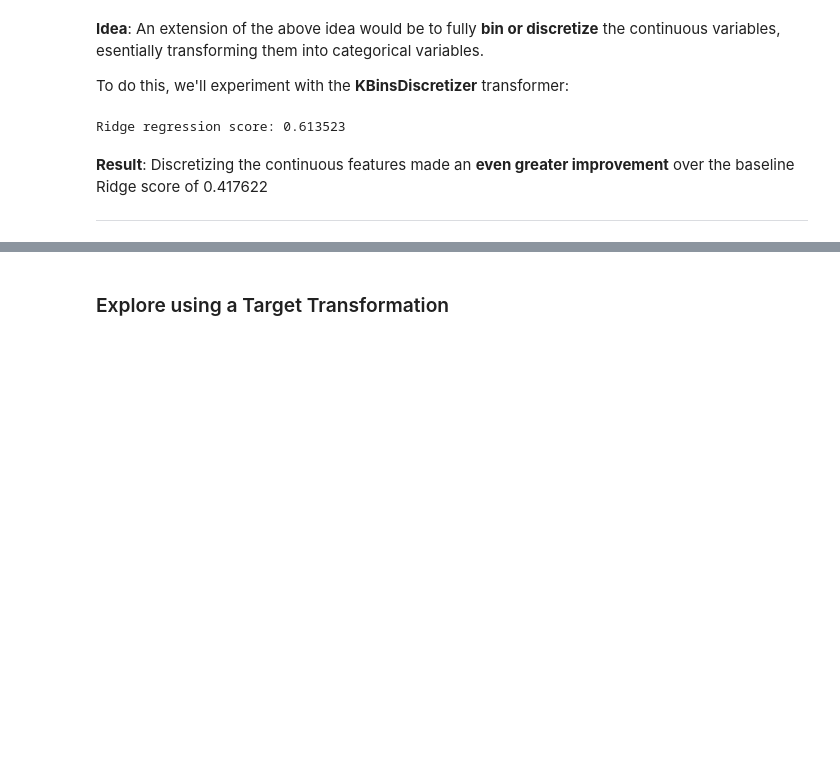
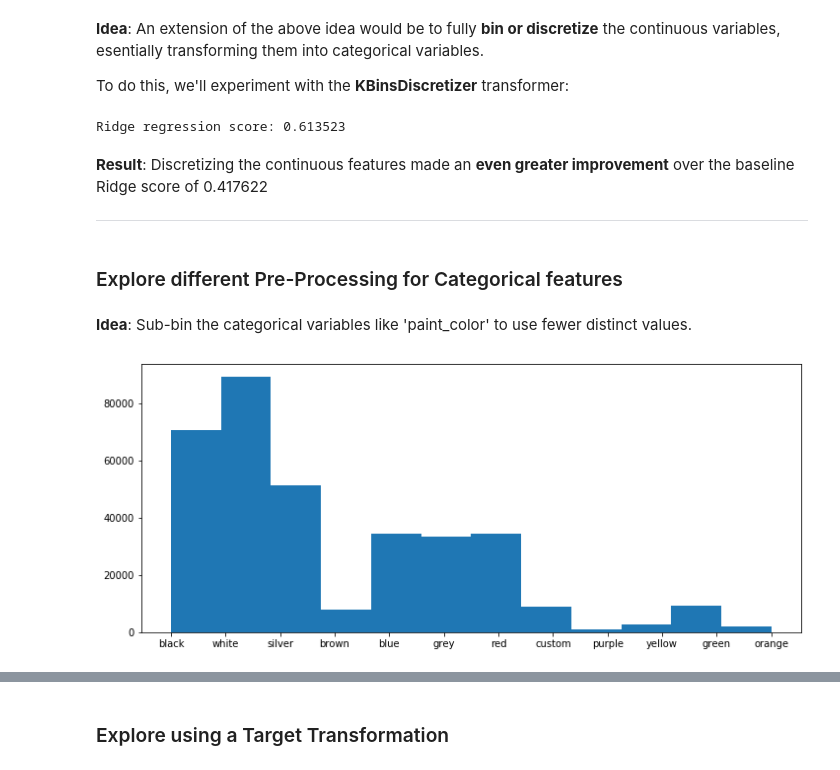
Before and after one commit to AppliedML2020/assignment-3-tomas-larrain, a Jupyter notebook: hw-3_Brett.ipynb, the cells around one changed output, grey strips where cells are left out. Saved outputs shown, nothing was run; the diff lists cells and outputs as text; code cells hidden in the pictures; blank space fills up the shorter version.

Commit message:
Added exploration of sub-binning of categorical variable paint_color.

```diff
--- a/hw-3_Brett.ipynb
+++ b/hw-3_Brett.ipynb
@@ -526,3 +526,13 @@ Ridge regression score: 0.613523
 **Result**: Discretizing the continuous features made an **even greater improvement** over the baseline Ridge score of 0.417622
 
 ---
+# %% [markdown]
+### Explore different Pre-Processing for Categorical features
+# %% [markdown]
+**Idea**: Sub-bin the categorical variables like 'paint_color' to use fewer distinct values.
+# %%
+# Show original distribution of paint_color
+plt.figure(figsize=(12,5))
+plt.hist(raw_features['paint_color'].dropna(), bins=12);
+# %% [output]
+[figure, added]
```
Also changed, not shown: parts of 4 cells of this notebook.
